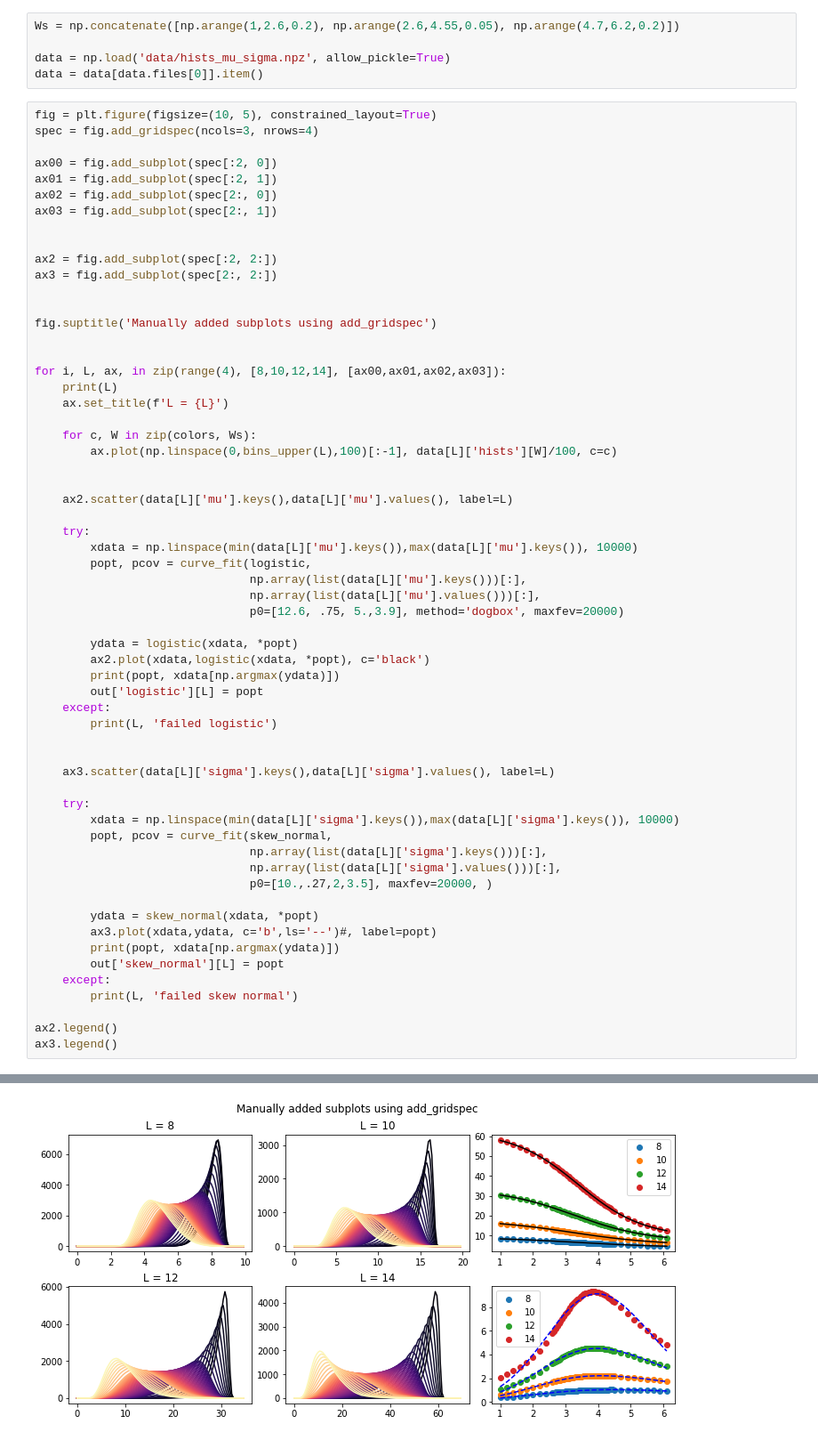
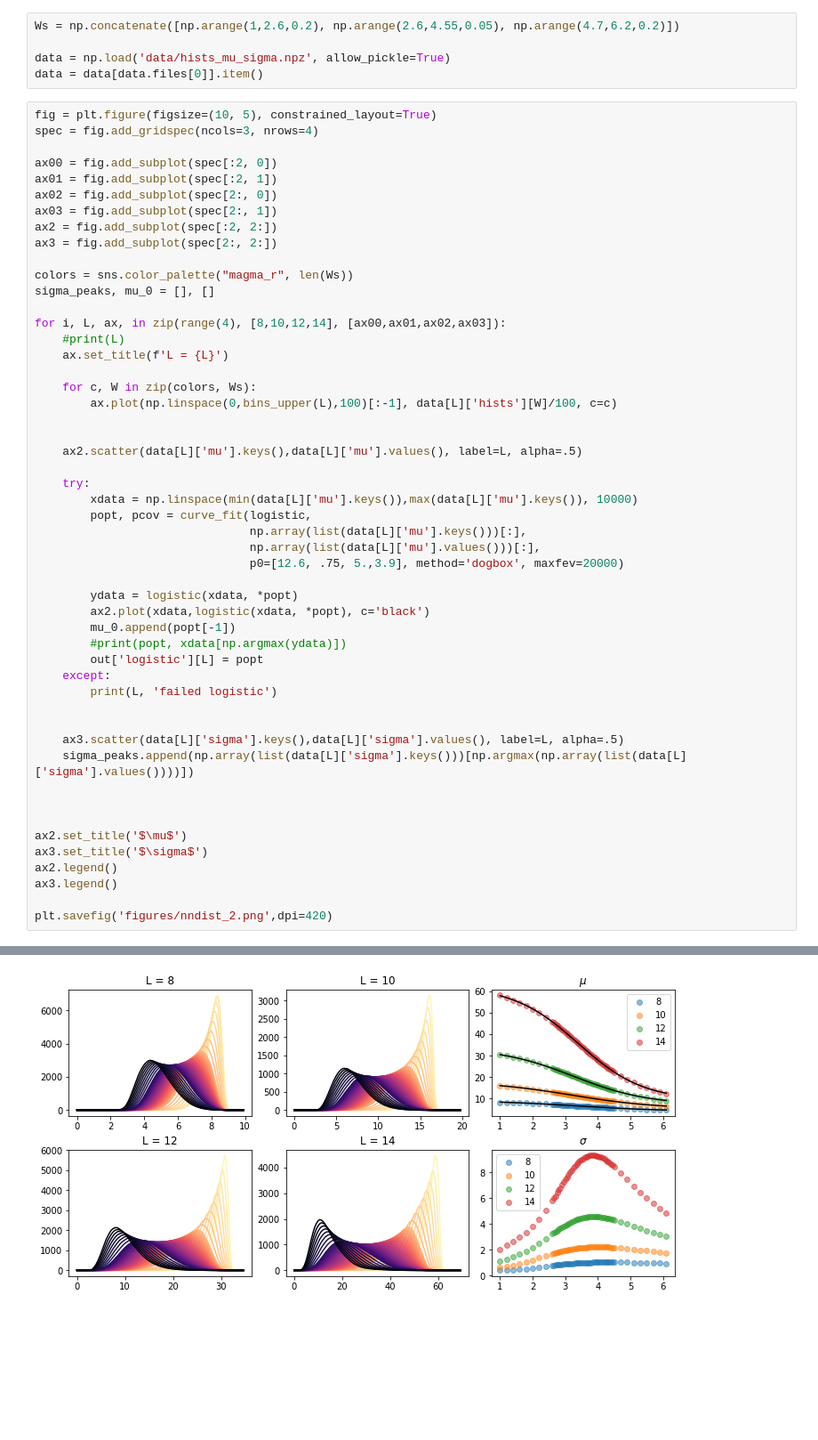
Before and after one commit to tonton-golio/mbl-intrinsicDim, a Jupyter notebook: nndist_scaling.ipynb, the cells around one changed output, grey strips where cells are left out. Shown at 89% size. Drawn from its saved outputs; the diff is of its cells as text; blank space fills up the shorter version.

Commit message:
reversed colors for hists

```diff
--- a/nndist_scaling.ipynb
+++ b/nndist_scaling.ipynb
@@ -124,24 +124,21 @@ ax00 = fig.add_subplot(spec[:2, 0])
 ax01 = fig.add_subplot(spec[:2, 1])
 ax02 = fig.add_subplot(spec[2:, 0])
 ax03 = fig.add_subplot(spec[2:, 1])
-
-
 ax2 = fig.add_subplot(spec[:2, 2:])
 ax3 = fig.add_subplot(spec[2:, 2:])
 
-
-fig.suptitle('Manually added subplots using add_gridspec')
-
+colors = sns.color_palette("magma_r", len(Ws))
+sigma_peaks, mu_0 = [], []
 
 for i, L, ax, in zip(range(4), [8,10,12,14], [ax00,ax01,ax02,ax03]):
-    print(L)
+    #print(L)
     ax.set_title(f'L = {L}')
 
     for c, W in zip(colors, Ws):
         ax.plot(np.linspace(0,bins_upper(L),100)[:-1], data[L]['hists'][W]/100, c=c)
 
 
-    ax2.scatter(data[L]['mu'].keys(),data[L]['mu'].values(), label=L)
+    ax2.scatter(data[L]['mu'].keys(),data[L]['mu'].values(), label=L, alpha=.5)
 
     try:
         xdata = np.linspace(min(data[L]['mu'].keys()),max(data[L]['mu'].keys()), 10000)
@@ -152,28 +149,22 @@ for i, L, ax, in zip(range(4), [8,10,12,14], [ax00,ax01,ax02,ax03]):
 
         ydata = logistic(xdata, *popt)
         ax2.plot(xdata,logistic(xdata, *popt), c='black')
-        print(popt, xdata[np.argmax(ydata)])
+        mu_0.append(popt[-1])
+        #print(popt, xdata[np.argmax(ydata)])
         out['logistic'][L] = popt
     except:
         print(L, 'failed logistic')
 
 
-    ax3.scatter(data[L]['sigma'].keys(),data[L]['sigma'].values(), label=L)
+    ax3.scatter(data[L]['sigma'].keys(),data[L]['sigma'].values(), label=L, alpha=.5)
+    sigma_peaks.append(np.array(list(data[L]['sigma'].keys()))[np.argmax(np.array(list(data[L]['sigma'].values())))])
 
-    try:
-        xdata = np.linspace(min(data[L]['sigma'].keys()),max(data[L]['sigma'].keys()), 10000)
-        popt, pcov = curve_fit(skew_normal,
-                               np.array(list(data[L]['sigma'].keys()))[:],
-                               np.array(list(data[L]['sigma'].values()))[:],
-                               p0=[10.,.27,2,3.5], maxfev=20000, )
 
-        ydata = skew_normal(xdata, *popt)
-        ax3.plot(xdata,ydata, c='b',ls='--')#, label=popt)
-        print(popt, xdata[np.argmax(ydata)])
-        out['skew_normal'][L] = popt
-    except:
-        print(L, 'failed skew normal')
 
+ax2.set_title('$\mu$')
+ax3.set_title('$\sigma$')
 ax2.legend()
 ax3.legend()
+
+plt.savefig('figures/nndist_2.png',dpi=420)
 # %% [output]
@@ -193,2 +171,2 @@ ax3.legend()
-[figure, old version]
+[figure, new version]
 # %%
```
Also changed, not shown: parts of 14 cells of this notebook.
